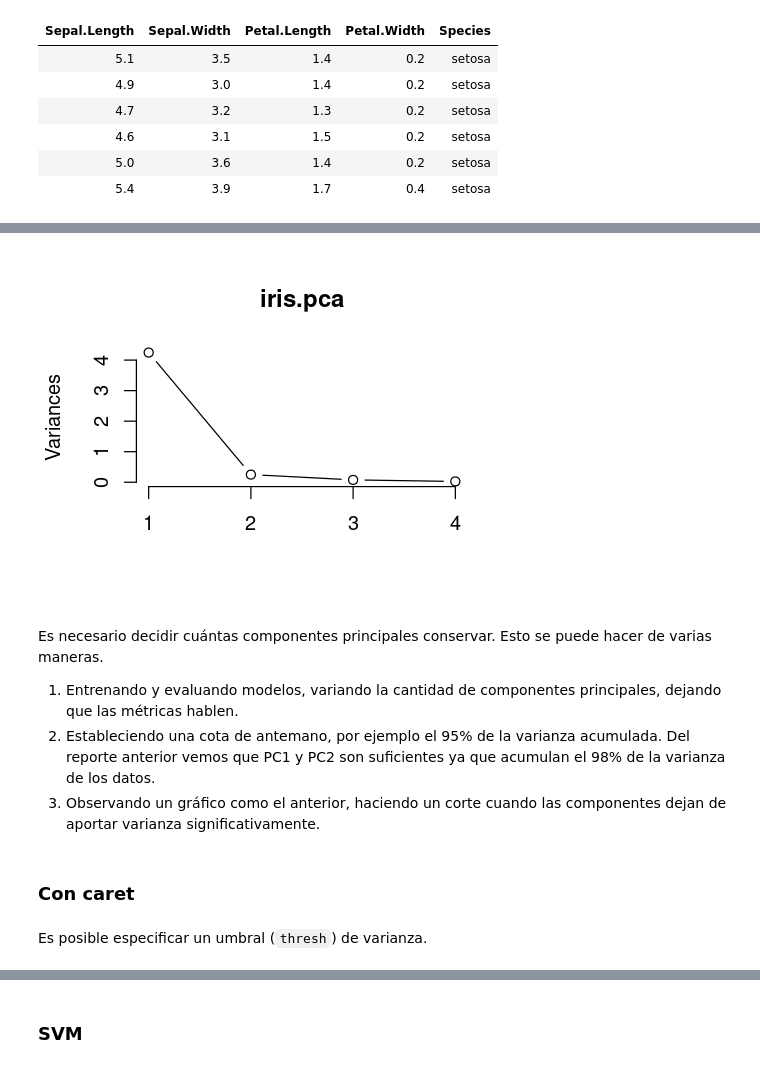
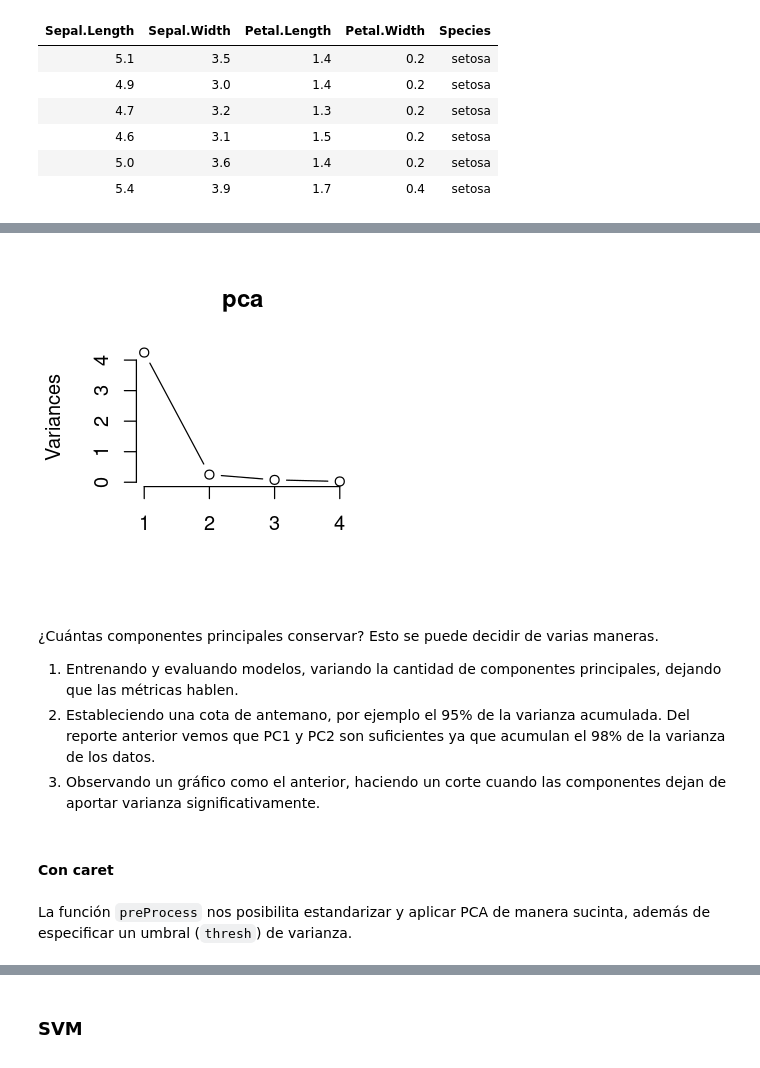
Before and after one commit to matiasbattocchia/clases-aprendizaje-automatico, a Jupyter notebook: Clases R.ipynb, the cells around one changed output, grey strips where cells are left out. Drawn from its saved outputs; the diff is of its cells as text; code cells hidden in the pictures.

```diff
--- a/Clases R.ipynb
+++ b/Clases R.ipynb
@@ -181,0 +90,8 @@ Los nuevos atributos, al ser una combinación de atributos reales, puede que car
+# %%
+promedio_petal_length = mean(train$Petal.Length)
+promedio_petal_width  = mean(train$Petal.Width)
+
+petal_length = train$Petal.Length - promedio_petal_length
+petal_width  = train$Petal.Width  - promedio_petal_width
+
+train_centrado = data.frame(petal_length, petal_width)
@@ -181,0 +113,15 @@ Los nuevos atributos, al ser una combinación de atributos reales, puede que car
+# %%
+desviación_petal_length = sd(train$Petal.Length)
+desviación_petal_width  = sd(train$Petal.Width)
+
+petal_length = train_centrado$petal_length / desviación_petal_length
+petal_width  = train_centrado$petal_width  / desviación_petal_width
+
+train_centrado_escaleado = data.frame(petal_length, petal_width)
+# %%
+c <- ggplot(train_centrado_escaleado, aes(petal_length, petal_width)) +
+        geom_point(alpha=0.3) +
+        scale_x_continuous(limits=c(-7,7)) +
+        scale_y_continuous(limits=c(-7,7)) +
+        theme_bw() +
+        labs(title='Escaleado', x='Largo', y='Ancho')
@@ -182,3 +263,9 @@ Los nuevos atributos, al ser una combinación de atributos reales, puede que car
+# %%
+estandarizador <- preProcess(train[, 1:4], method=c('center'))
+train_centrado <- predict(estandarizador, train[, 1:4])
+
+pca       <- prcomp(train_centrado, center=FALSE, scale.=FALSE)
+train_pca <- as.data.frame(predict(pca, train_centrado))
 # %%
 summary(pca)
 # %% [output]
@@ -208,15 +281,15 @@ Cumulative Proportion  0.92320000 0.977550000 0.994300000 1.000000000
 # %%
-plot(iris.pca, type='l')
+plot(pca, type='l')
 # %% [output]
-[figure, old version]
+[figure, new version]
 # %% [markdown]
-Es necesario decidir cuántas componentes principales conservar. Esto se puede hacer de varias maneras.
+¿Cuántas componentes principales conservar? Esto se puede decidir de varias maneras.
 
 1. Entrenando y evaluando modelos, variando la cantidad de componentes principales, dejando que las métricas hablen.
 2. Estableciendo una cota de antemano, por ejemplo el 95% de la varianza acumulada. Del reporte anterior vemos que PC1 y PC2 son suficientes ya que acumulan el 98% de la varianza de los datos.
 3. Observando un gráfico como el anterior, haciendo un corte cuando las componentes dejan de aportar varianza significativamente.
 # %% [markdown]
-### Con caret
+#### Con caret
-# %% [markdown]
-Es posible especificar un umbral (`thresh`) de varianza.
+# %% [markdown]
+La función `preProcess` nos posibilita estandarizar y aplicar PCA de manera sucinta, además de especificar un umbral (`thresh`) de varianza.
 # %%
```
Also changed, not shown: parts of 65 cells of this notebook, 4 other files.
